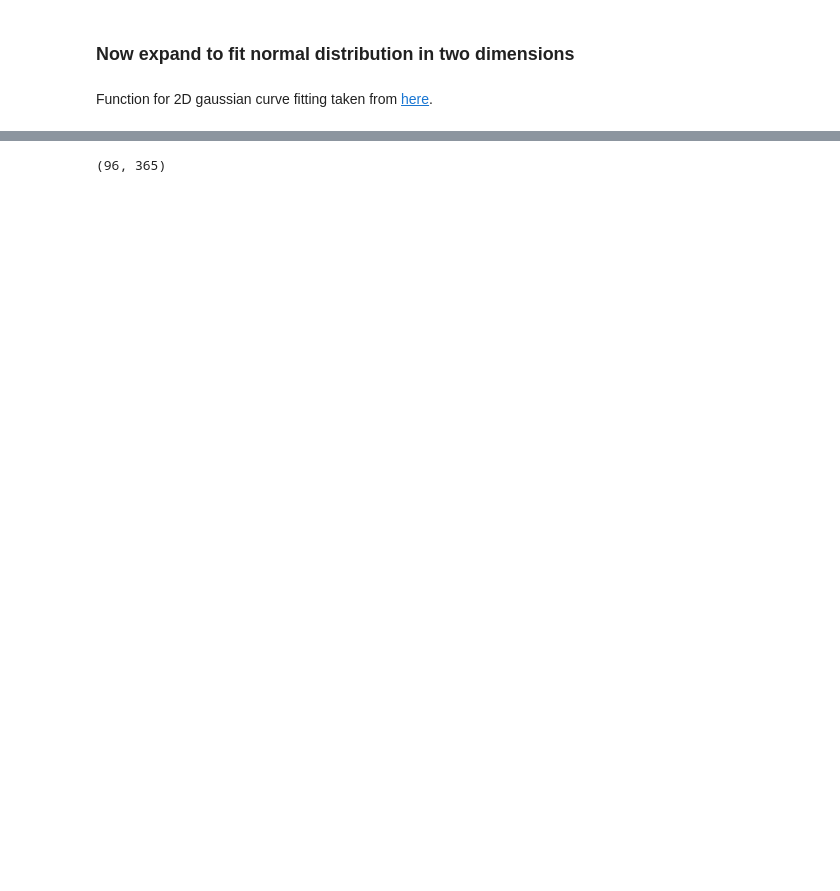
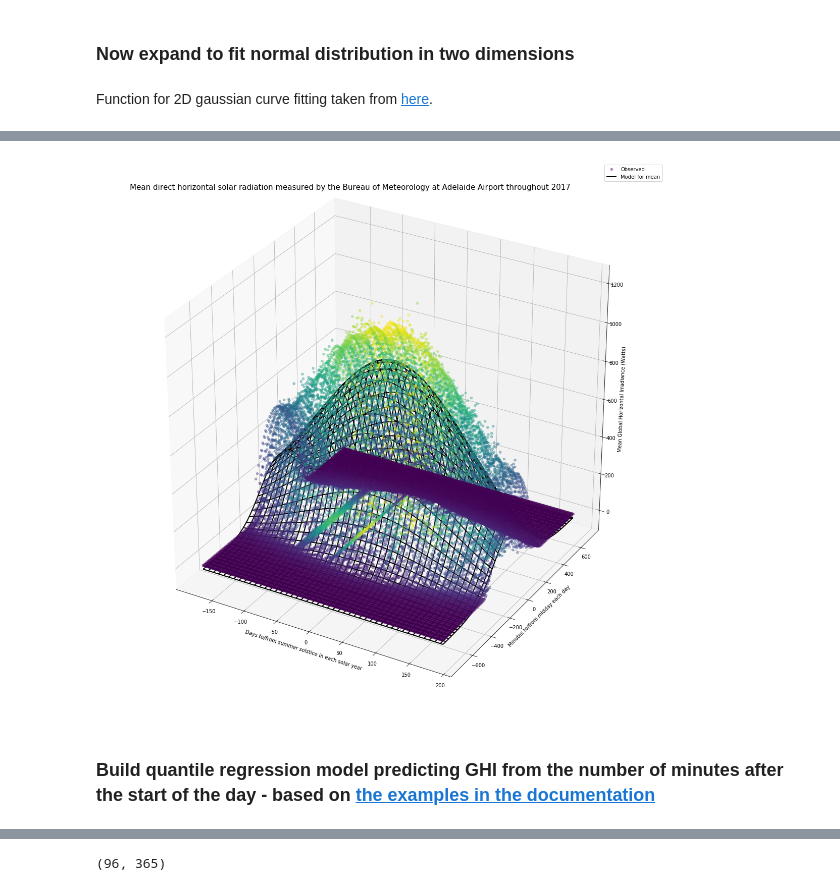
Before and after one commit to MSAmit/Capstone-project, a Jupyter notebook: Normalise_using_clear_sky_model.ipynb, the cells around one changed output, grey strips where cells are left out. Drawn from its saved outputs; the diff is of its cells as text; code cells hidden in the pictures; blank space fills up the shorter version.

```diff
--- a/Normalise_using_clear_sky_model.ipynb
+++ b/Normalise_using_clear_sky_model.ipynb
@@ -383,0 +336,19 @@ Z = np.nan_to_num(Z,0)
+# %%
+# Plot distribution of solar output by minute of the day and day of the year
+fig = plt.figure(figsize=(20,20))
+ax = plt.axes(projection='3d')
+ax.scatter(x, y, Z, c=data_fitted, cmap=('viridis'), alpha=0.4, label='Observed')
+ax.plot_wireframe(x, y, data_fitted.reshape(96,365), color='black', linewidth=2, label='Model for mean')
+ax.text2D(0.05, 0.95,
+          'Mean direct horizontal solar radiation measured by the Bureau of Meteorology at Adelaide Airport throughout 2017',
+          transform=ax.transAxes, fontsize=15)
+ax.set_xlabel('Days to/from summer solstice in each solar year')
+ax.set_ylabel('Minutes to/from midday each day')
+ax.set_zlabel('Mean Global Horizontal Irradiance (Watts)')
+#ax.view_init(15,45)
+plt.legend()
+plt.show()
+# %% [output]
+[figure, added]
+# %% [markdown]
+### Build quantile regression model predicting GHI from the number of minutes after the start of the day - based on __[the examples in the documentation](https://www.statsmodels.org/dev/examples/notebooks/generated/quantile_regression.html)__
```
Also changed, not shown: parts of 91 cells of this notebook.
